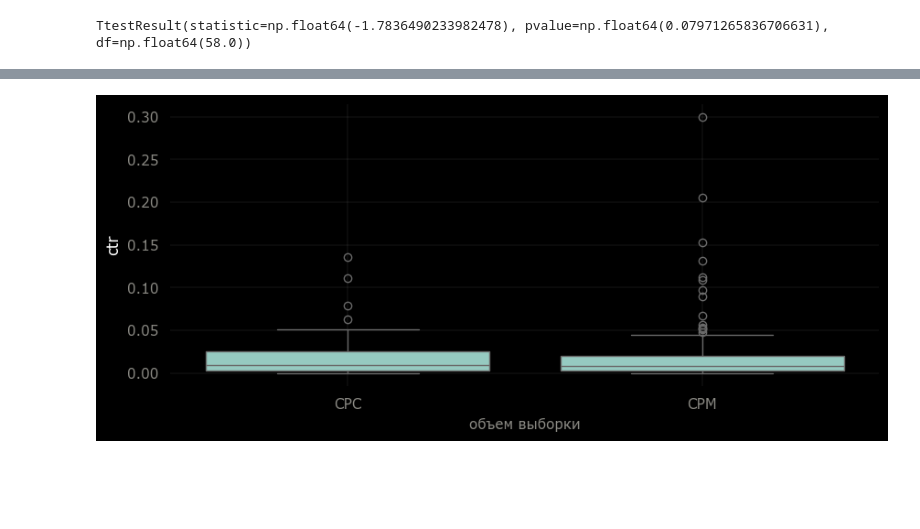
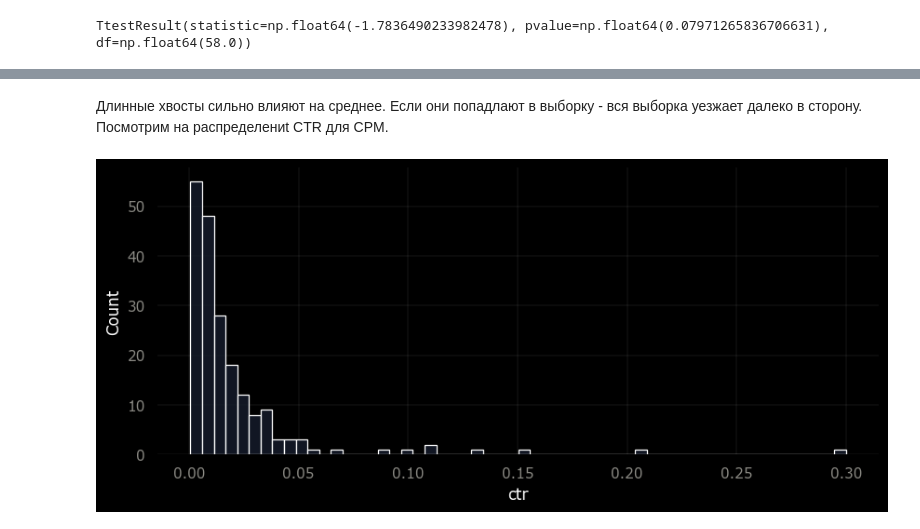
Before and after one commit to sortvalues/my_rep_01, a Jupyter notebook: Statistics/z_and_t_distributions.ipynb, the cells around one changed output, grey strips where cells are left out. Drawn from its saved outputs; the diff is of its cells as text; code cells hidden in the pictures; blank space fills up the shorter version.

```diff
--- a/Statistics/z_and_t_distributions.ipynb
+++ b/Statistics/z_and_t_distributions.ipynb
@@ -448,5 +317,6 @@ ads_data.head(3)
 # %%
-cost_type = ads_data[ads_data.view > 100].groupby(['ad_id','ad_cost_type'], as_index = False).agg({'click':'sum', 'view':'sum'})
+cost_type = ads_data[(ads_data.view > 100) & (ads_data.click > 0)].groupby(['ad_id','ad_cost_type'], as_index = False).agg({'click':'sum', 'view':'sum'})
 cost_type['ctr'] = cost_type.click / cost_type.view
-cost_type.head()
+cost_type['log_ctr'] = np.log(cost_type.ctr)
+cost_type
 # %% [output]
@@ -459,12 +356,11 @@ cost_type.head()
+# %% [markdown]
+Длинные хвосты сильно влияют на среднее. Если они попадлают в выборку - вся выборка уезжает далеко в сторону. Посмотрим на распределениt CTR для CPM.
 # %%
-
 plt.figure(figsize=(10,4))
-sns.boxplot(x = cost_type.ad_cost_type, y = cost_type.ctr)
 plt.tick_params(axis='both', colors='#8b8a84')
-plt.xlabel("объем выборки", labelpad = 5, fontsize= 11, color='#8b8a84')
+sns.histplot(cost_type[cost_type.ad_cost_type == 'CPM'].ctr, color='#171e2f')
 for pos in ['right', 'top', 'bottom', 'left']:
     plt.gca().spines[pos].set_visible(False)
 plt.grid(color='darkgray', linestyle='-', linewidth=0.1)
-plt.show()
 # %% [output]
-[figure, old version]
+[figure, new version]
```
Also changed, not shown: parts of 32 cells of this notebook.
